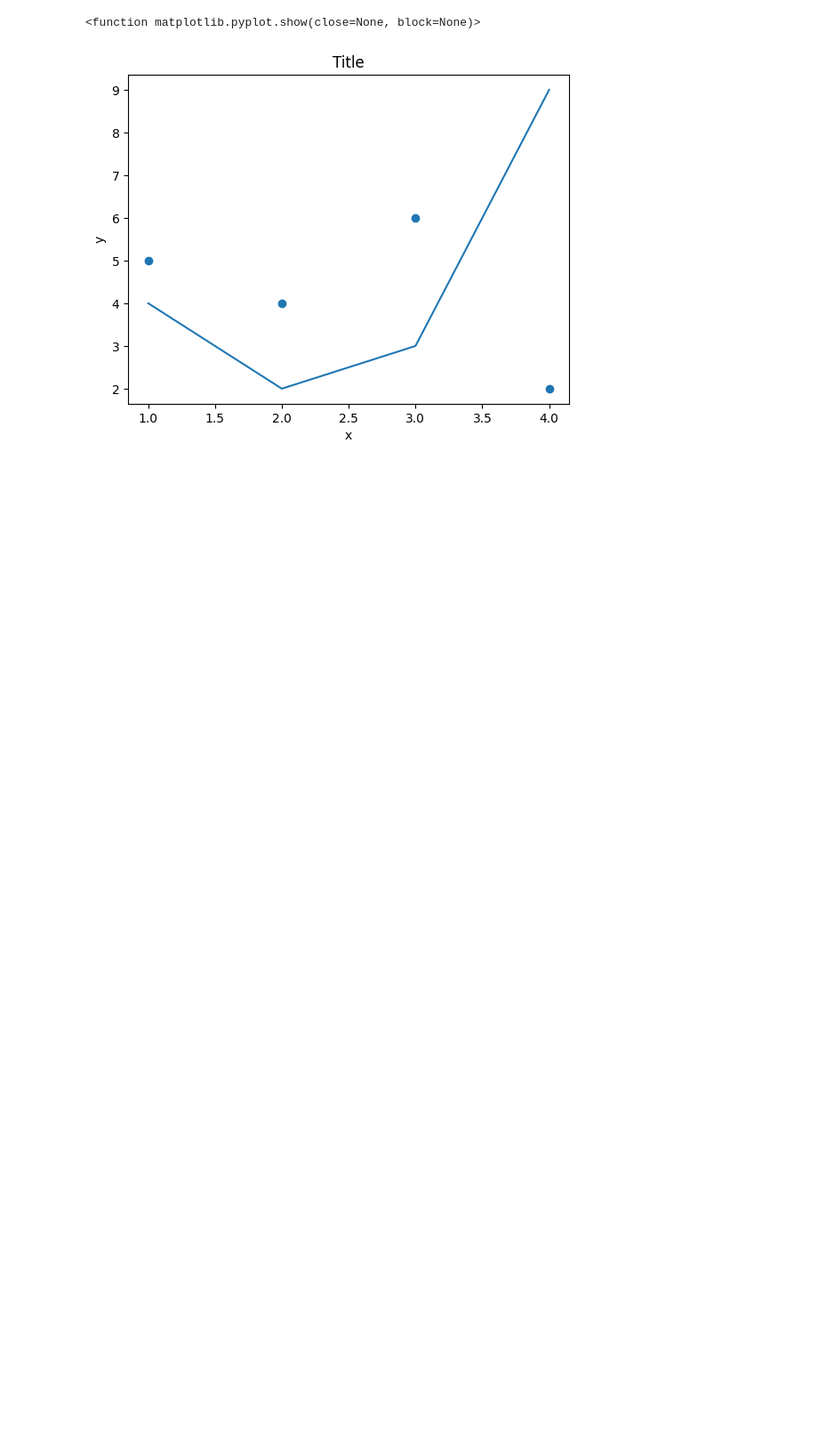
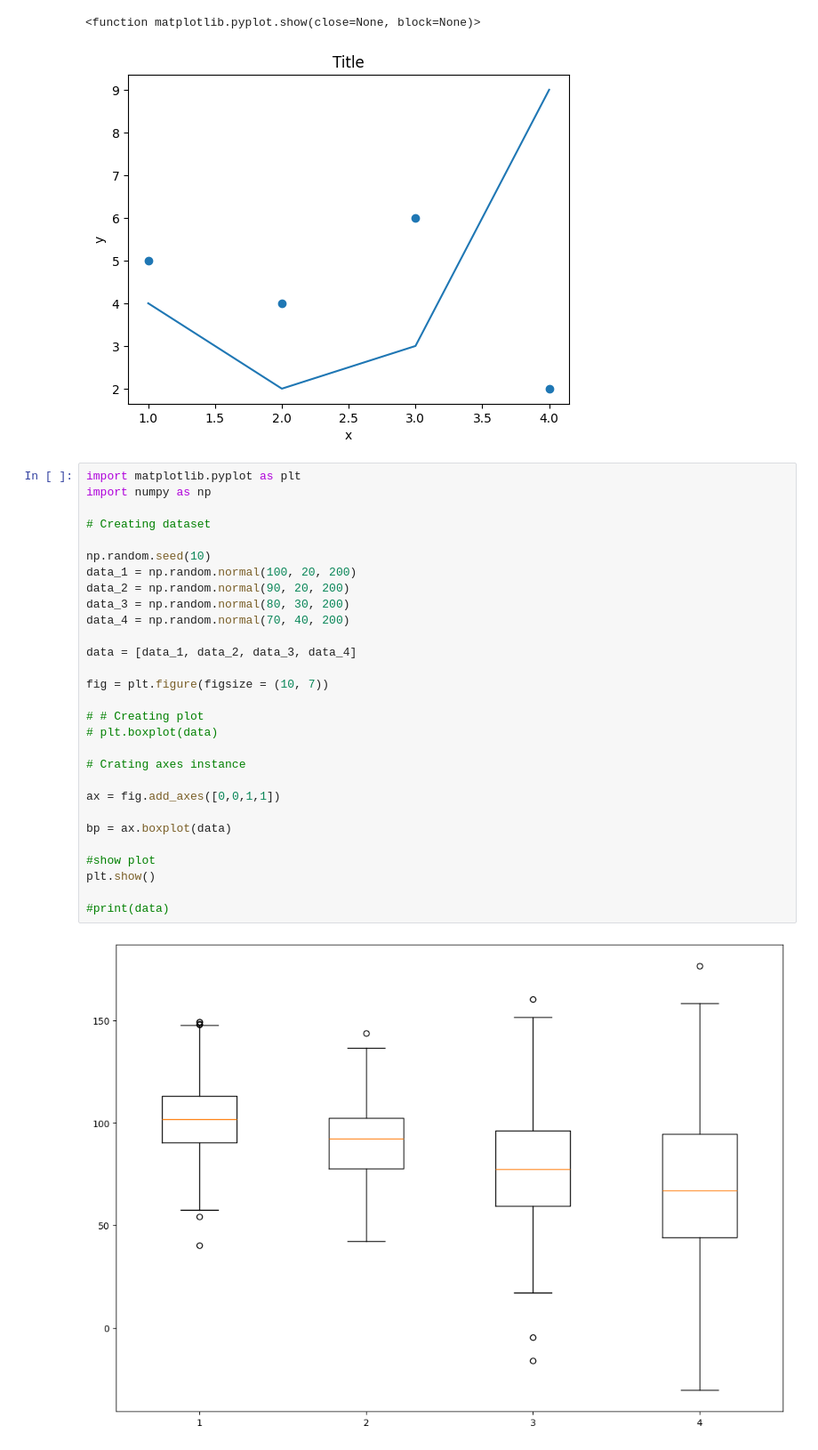
Before and after one commit to SeseRau/py-ma-git, a Jupyter notebook: notebooks/Analyse.ipynb, the cells around one changed output. Shown at 89% size. Drawn from its saved outputs; the diff is of its cells as text; blank space fills up the shorter version.

```diff
--- a/notebooks/Analyse.ipynb
+++ b/notebooks/Analyse.ipynb
@@ -132,3 +246,34 @@ plt.show
 # %% [output]
 <function matplotlib.pyplot.show(close=None, block=None)>
 [figure]
+# %%
+import matplotlib.pyplot as plt
+import numpy as np
+
+# Creating dataset
+
+np.random.seed(10)
+data_1 = np.random.normal(100, 20, 200)
+data_2 = np.random.normal(90, 20, 200)
+data_3 = np.random.normal(80, 30, 200)
+data_4 = np.random.normal(70, 40, 200)
+
+data = [data_1, data_2, data_3, data_4]
+
+fig = plt.figure(figsize = (10, 7))
+
+# # Creating plot
+# plt.boxplot(data)
+
+# Crating axes instance
+
+ax = fig.add_axes([0,0,1,1])
+
+bp = ax.boxplot(data)
+
+#show plot
+plt.show()
+
+#print(data)
+# %% [output]
+[figure, added]
```
Also changed, not shown: parts of 4 cells of this notebook, 2 other files.
